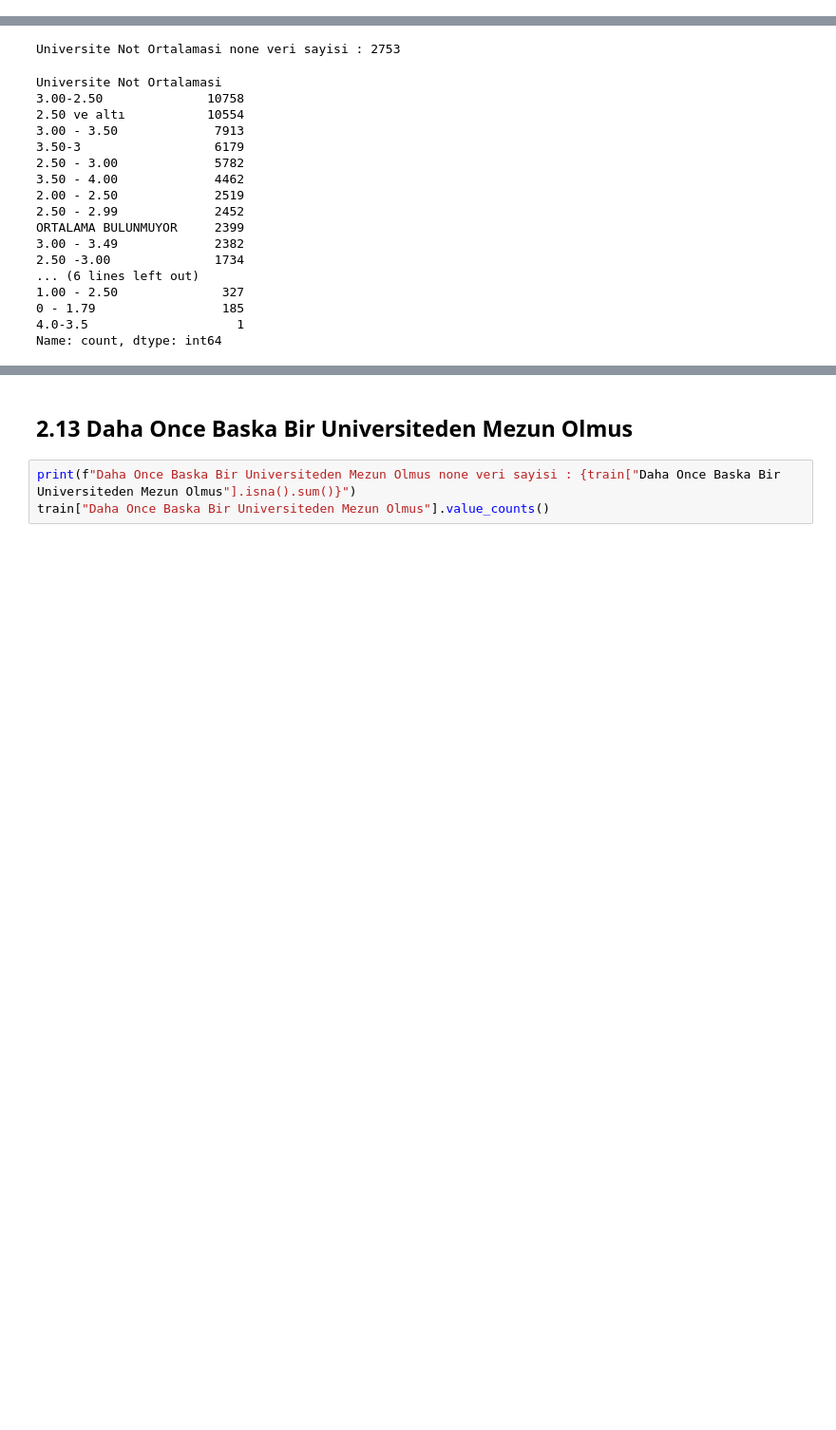
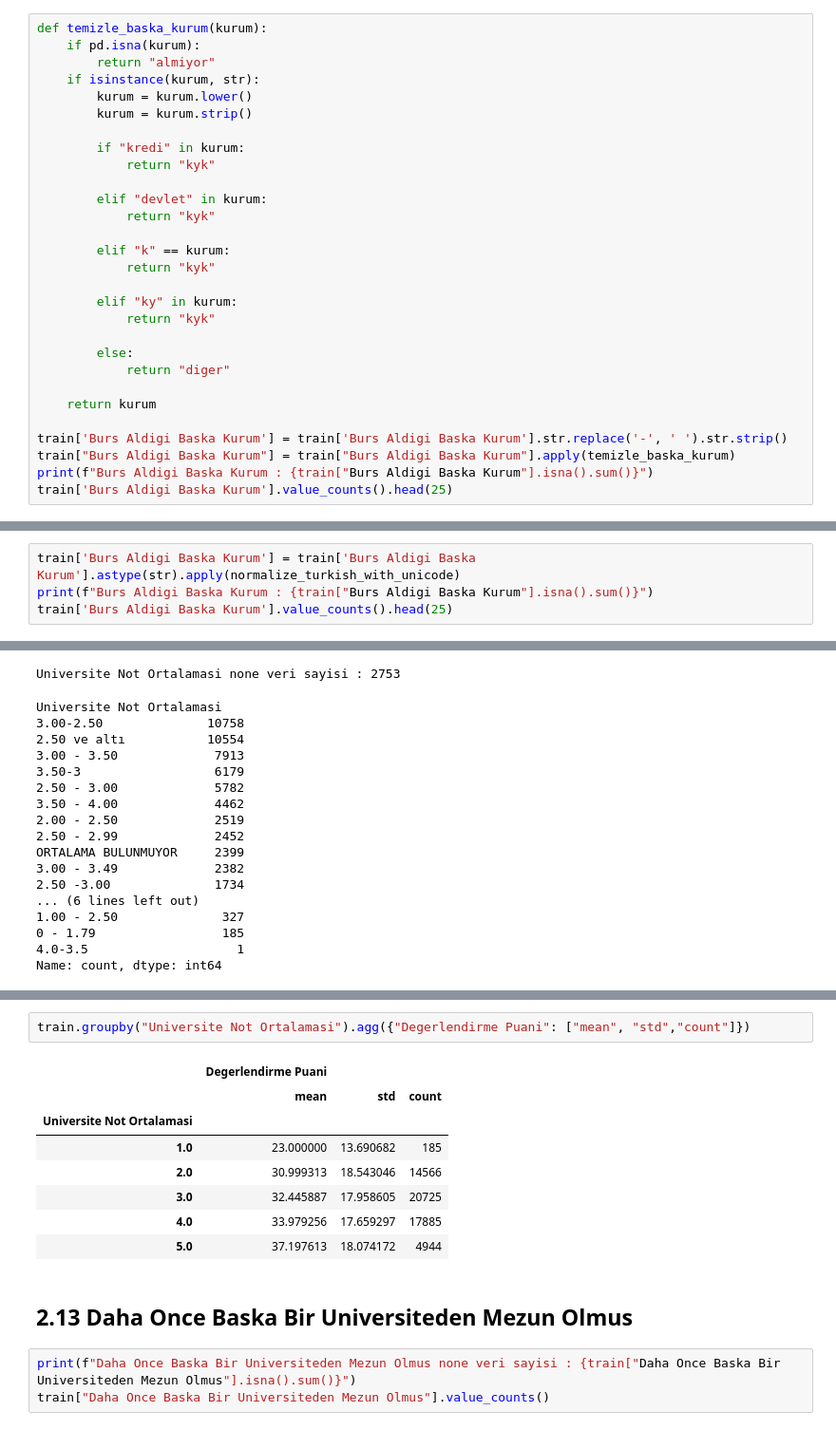
Before and after one commit to yusuferendolek/Datathon2024, a Jupyter notebook: datathon-reworked.ipynb, the cells around one changed output, grey strips where cells are left out. Shown: that part at 95% size. Saved outputs shown, nothing was run; the diff lists cells and outputs as text; blank space fills up the shorter version.

```diff
--- a/datathon-reworked.ipynb
+++ b/datathon-reworked.ipynb
@@ -493,0 +649,29 @@ Name: count, dtype: int64
+# %%
+def temizle_baska_kurum(kurum):
+    if pd.isna(kurum):
+        return "almiyor"
+    if isinstance(kurum, str):
+        kurum = kurum.lower()
+        kurum = kurum.strip()
+
+        if "kredi" in kurum:
+            return "kyk"
+
+        elif "devlet" in kurum:
+            return "kyk"
+
+        elif "k" == kurum:
+            return "kyk"
+
+        elif "ky" in kurum:
+            return "kyk"
+
+        else:
+            return "diger"
+
+    return kurum
+
+train['Burs Aldigi Baska Kurum'] = train['Burs Aldigi Baska Kurum'].str.replace('-', ' ').str.strip()
+train["Burs Aldigi Baska Kurum"] = train["Burs Aldigi Baska Kurum"].apply(temizle_baska_kurum)
+print(f"Burs Aldigi Baska Kurum : {train["Burs Aldigi Baska Kurum"].isna().sum()}")
+train['Burs Aldigi Baska Kurum'].value_counts().head(25)
@@ -493,0 +685,4 @@ Name: count, dtype: int64
+# %%
+train['Burs Aldigi Baska Kurum'] = train['Burs Aldigi Baska Kurum'].astype(str).apply(normalize_turkish_with_unicode)
+print(f"Burs Aldigi Baska Kurum : {train["Burs Aldigi Baska Kurum"].isna().sum()}")
+train['Burs Aldigi Baska Kurum'].value_counts().head(25)
@@ -721,5 +908,16 @@ Universite Not Ortalamasi
 1.0      185
 Name: count, dtype: int64
+# %%
+train.groupby("Universite Not Ortalamasi").agg({"Degerlendirme Puani": ["mean", "std","count"]})
+# %% [output]
+|  | Degerlendirme Puani |  |  |
+|  | mean | std | count |
+| Universite Not Ortalamasi |  |  |  |
+| 1.0 | 23.000000 | 13.690682 | 185 |
+| 2.0 | 30.999313 | 18.543046 | 14566 |
+| 3.0 | 32.445887 | 17.958605 | 20725 |
+| 4.0 | 33.979256 | 17.659297 | 17885 |
+| 5.0 | 37.197613 | 18.074172 | 4944 |
 # %% [markdown]
 ## 2.13 Daha Once Baska Bir Universiteden Mezun Olmus
 # %%
```
Also changed, not shown: parts of 67 cells of this notebook.
